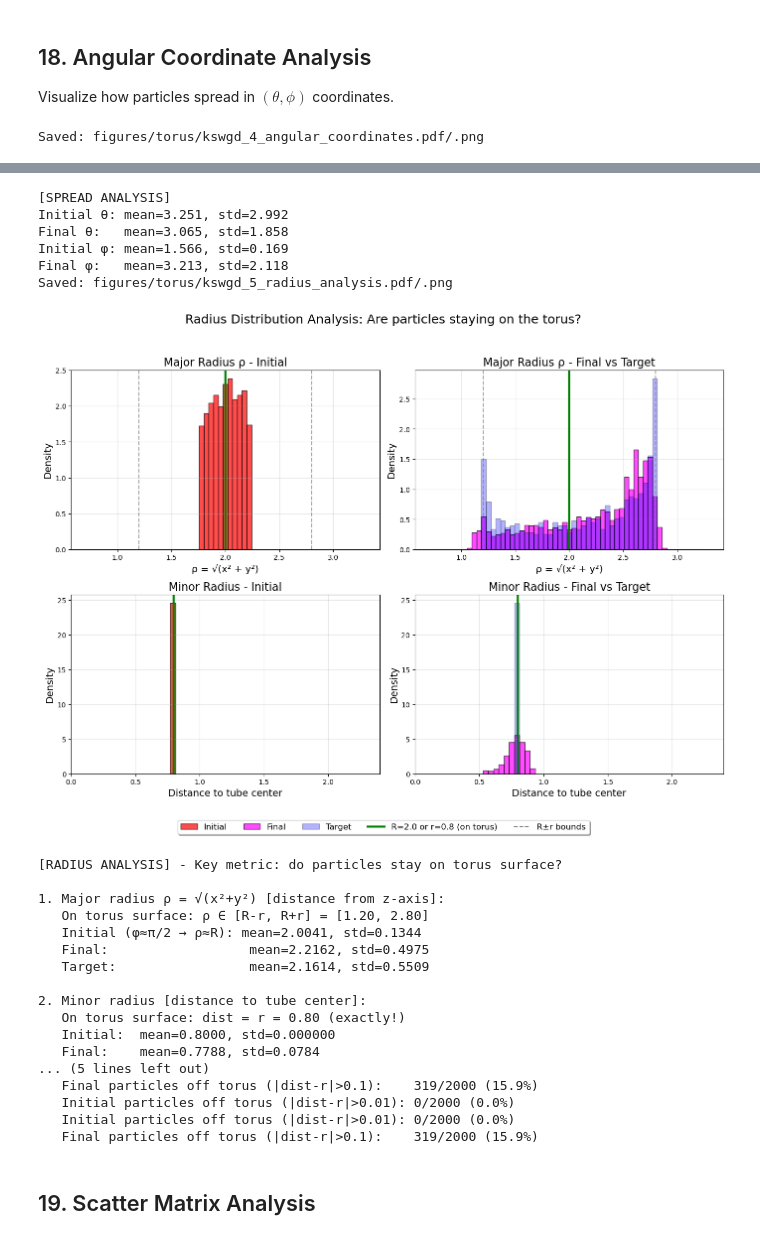
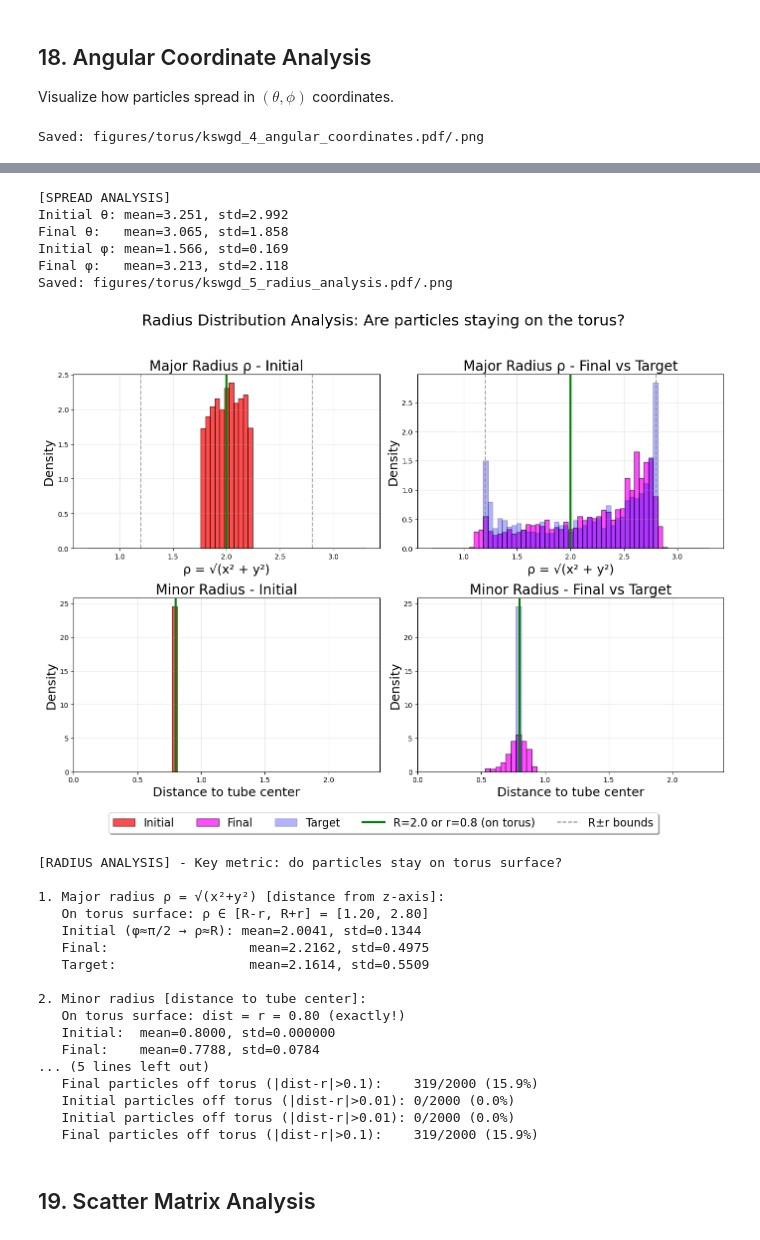
Before and after one commit to TalkingDoll/kswgd, a Jupyter notebook: test_1_torus_kernel_edmd.ipynb, the cells around one changed output, grey strips where cells are left out. Saved outputs shown, nothing was run; the diff lists cells and outputs as text; code cells hidden in the pictures.

```diff
--- a/test_1_torus_kernel_edmd.ipynb
+++ b/test_1_torus_kernel_edmd.ipynb
@@ -1277,9 +1277,9 @@ axes_rad[0, 0].hist(rho_init, bins=rho_bins, color='red', alpha=0.7, edgecolor='
 axes_rad[0, 0].axvline(R, color='green', linestyle='-', linewidth=3)
 axes_rad[0, 0].axvline(R - r, color='gray', linestyle='--', linewidth=1.5, alpha=0.7)
 axes_rad[0, 0].axvline(R + r, color='gray', linestyle='--', linewidth=1.5, alpha=0.7)
-axes_rad[0, 0].set_xlabel('ρ = √(x² + y²)', fontsize=14)
-axes_rad[0, 0].set_ylabel('Density', fontsize=14)
-axes_rad[0, 0].set_title(f'Major Radius ρ - Initial', fontsize=16)
+axes_rad[0, 0].set_xlabel('ρ = √(x² + y²)', fontsize=18)
+axes_rad[0, 0].set_ylabel('Density', fontsize=18)
+axes_rad[0, 0].set_title(f'Major Radius ρ - Initial', fontsize=20)
 axes_rad[0, 0].grid(True, alpha=0.3)
 
 # Plot 2: Major radius ρ - Final
@@ -1288,9 +1288,9 @@ axes_rad[0, 1].hist(rho_tar, bins=rho_bins, color='blue', alpha=0.3, edgecolor='
 axes_rad[0, 1].axvline(R, color='green', linestyle='-', linewidth=3)
 axes_rad[0, 1].axvline(R - r, color='gray', linestyle='--', linewidth=1.5, alpha=0.7)
 axes_rad[0, 1].axvline(R + r, color='gray', linestyle='--', linewidth=1.5, alpha=0.7)
-axes_rad[0, 1].set_xlabel('ρ = √(x² + y²)', fontsize=14)
-axes_rad[0, 1].set_ylabel('Density', fontsize=14)
-axes_rad[0, 1].set_title(f'Major Radius ρ - Final vs Target', fontsize=16)
+axes_rad[0, 1].set_xlabel('ρ = √(x² + y²)', fontsize=18)
+axes_rad[0, 1].set_ylabel('Density', fontsize=18)
+axes_rad[0, 1].set_title(f'Major Radius ρ - Final vs Target', fontsize=20)
 axes_rad[0, 1].grid(True, alpha=0.3)
 
 # ===== Row 2: Minor radius (distance to tube center) =====
@@ -1300,9 +1300,9 @@ minor_bins = np.linspace(0, r * 3, 60)
 # Plot 3: Minor radius - Initial (should be delta-like at r=0.8)
 axes_rad[1, 0].hist(dist_to_tube_center_init, bins=minor_bins, color='red', alpha=0.7, edgecolor='black', density=True)
 axes_rad[1, 0].axvline(r, color='green', linestyle='-', linewidth=3)
-axes_rad[1, 0].set_xlabel('Distance to tube center', fontsize=14)
-axes_rad[1, 0].set_ylabel('Density', fontsize=14)
-axes_rad[1, 0].set_title(f'Minor Radius - Initial', fontsize=16)
+axes_rad[1, 0].set_xlabel('Distance to tube center', fontsize=18)
+axes_rad[1, 0].set_ylabel('Density', fontsize=18)
+axes_rad[1, 0].set_title(f'Minor Radius - Initial', fontsize=20)
 axes_rad[1, 0].grid(True, alpha=0.3)
 axes_rad[1, 0].set_xlim(0, r * 3)
 
@@ -1310,9 +1310,9 @@ axes_rad[1, 0].set_xlim(0, r * 3)
 axes_rad[1, 1].hist(dist_to_tube_center_final, bins=minor_bins, color='magenta', alpha=0.7, edgecolor='black', density=True)
 axes_rad[1, 1].hist(dist_to_tube_center_tar, bins=minor_bins, color='blue', alpha=0.3, edgecolor='black', density=True)
 axes_rad[1, 1].axvline(r, color='green', linestyle='-', linewidth=3)
-axes_rad[1, 1].set_xlabel('Distance to tube center', fontsize=14)
-axes_rad[1, 1].set_ylabel('Density', fontsize=14)
-axes_rad[1, 1].set_title(f'Minor Radius - Final vs Target', fontsize=16)
+axes_rad[1, 1].set_xlabel('Distance to tube center', fontsize=18)
+axes_rad[1, 1].set_ylabel('Density', fontsize=18)
+axes_rad[1, 1].set_title(f'Minor Radius - Final vs Target', fontsize=20)
 axes_rad[1, 1].grid(True, alpha=0.3)
 axes_rad[1, 1].set_xlim(0, r * 3)
 
@@ -1326,10 +1326,10 @@ legend_elements = [
     Line2D([0], [0], color='green', linewidth=3, label=f'R={R:.1f} or r={r:.1f} (on torus)'),
     Line2D([0], [0], color='gray', linestyle='--', linewidth=1.5, label=f'R±r bounds'),
 ]
-fig_rad.legend(handles=legend_elements, loc='lower center', ncol=5, fontsize=12,
+fig_rad.legend(handles=legend_elements, loc='lower center', ncol=5, fontsize=16,
                bbox_to_anchor=(0.5, 0.02), frameon=True, fancybox=True, shadow=True)
 
-plt.suptitle('Radius Distribution Analysis: Are particles staying on the torus?', fontsize=18, y=0.98)
+plt.suptitle('Radius Distribution Analysis: Are particles staying on the torus?', fontsize=22, y=0.98)
 plt.tight_layout(rect=[0, 0.08, 1, 0.95])
 plt.savefig('figures/torus/kswgd_5_radius_analysis.pdf', dpi=300, bbox_inches='tight')
 plt.savefig('figures/torus/kswgd_5_radius_analysis.png', dpi=300, bbox_inches='tight')
@@ -1343,34 +1343,34 @@ print(f"   On torus surface: ρ ∈ [R-r, R+r] = [{R-r:.2f}, {R+r:.2f}]")
 print(f"   Initial (φ≈π/2 → ρ≈R): mean={np.mean(rho_init):.4f}, std={np.std(rho_init):.4f}")
 print(f"   Final:                  mean={np.mean(rho_final):.4f}, std={np.std(rho_final):.4f}")
 print(f"   Target:                 mean={np.mean(rho_tar):.4f}, std={np.std(rho_tar):.4f}")
 
 print(f"\n2. Minor radius [distance to tube center]:")
 print(f"   On torus surface: dist = r = {r:.2f} (exactly!)")
 print(f"   Initial:  mean={np.mean(dist_to_tube_center_init):.4f}, std={np.std(dist_to_tube_center_init):.6f}")
 print(f"   Final:    mean={np.mean(dist_to_tube_center_final):.4f}, std={np.std(dist_to_tube_center_final):.4f}")
 print(f"   Target:   mean={np.mean(dist_to_tube_center_tar):.4f}, std={np.std(dist_to_tube_center_tar):.6f}")
 
 # Check if particles flew off the torus
 off_torus_init = np.sum(np.abs(dist_to_tube_center_init - r) > 0.01)
 off_torus_final = np.sum(np.abs(dist_to_tube_center_final - r) > 0.1)
 
 print(f"\n[TORUS CHECK]")
 print(f"\n[TORUS CHECK]")
 print(f"   Final particles off torus (|dist-r|>0.1):    {off_torus_final}/{m} ({100*off_torus_final/m:.1f}%)")
 
 print(f"   Initial particles off torus (|dist-r|>0.01): {off_torus_init}/{m} ({100*off_torus_init/m:.1f}%)")
 print(f"   Initial particles off torus (|dist-r|>0.01): {off_torus_init}/{m} ({100*off_torus_init/m:.1f}%)")
 print(f"   Final particles off torus (|dist-r|>0.1):    {off_torus_final}/{m} ({100*off_torus_final/m:.1f}%)")
 # %% [output]
 Saved: figures/torus/kswgd_4_angular_coordinates.pdf/.png
 [figure]
 [SPREAD ANALYSIS]
 Initial θ: mean=3.251, std=2.992
 Final θ:   mean=3.065, std=1.858
 Initial φ: mean=1.566, std=0.169
 Final φ:   mean=3.213, std=2.118
 Saved: figures/torus/kswgd_5_radius_analysis.pdf/.png
-[figure, old version]
+[figure, new version]
 [RADIUS ANALYSIS] - Key metric: do particles stay on torus surface?
 
 1. Major radius ρ = √(x²+y²) [distance from z-axis]:
```
Also changed, not shown: parts of 5 cells of this notebook, 23 other files.
